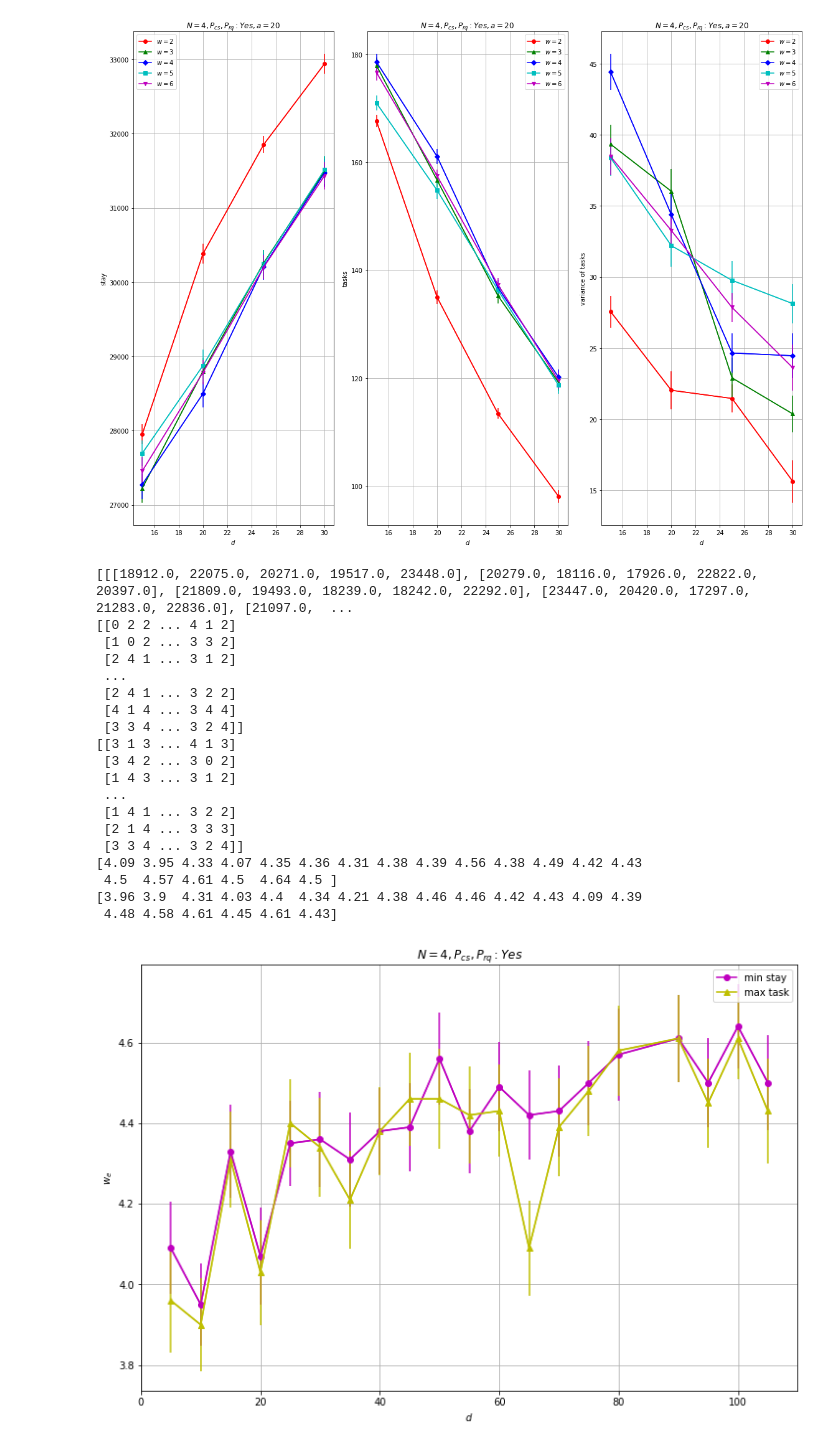
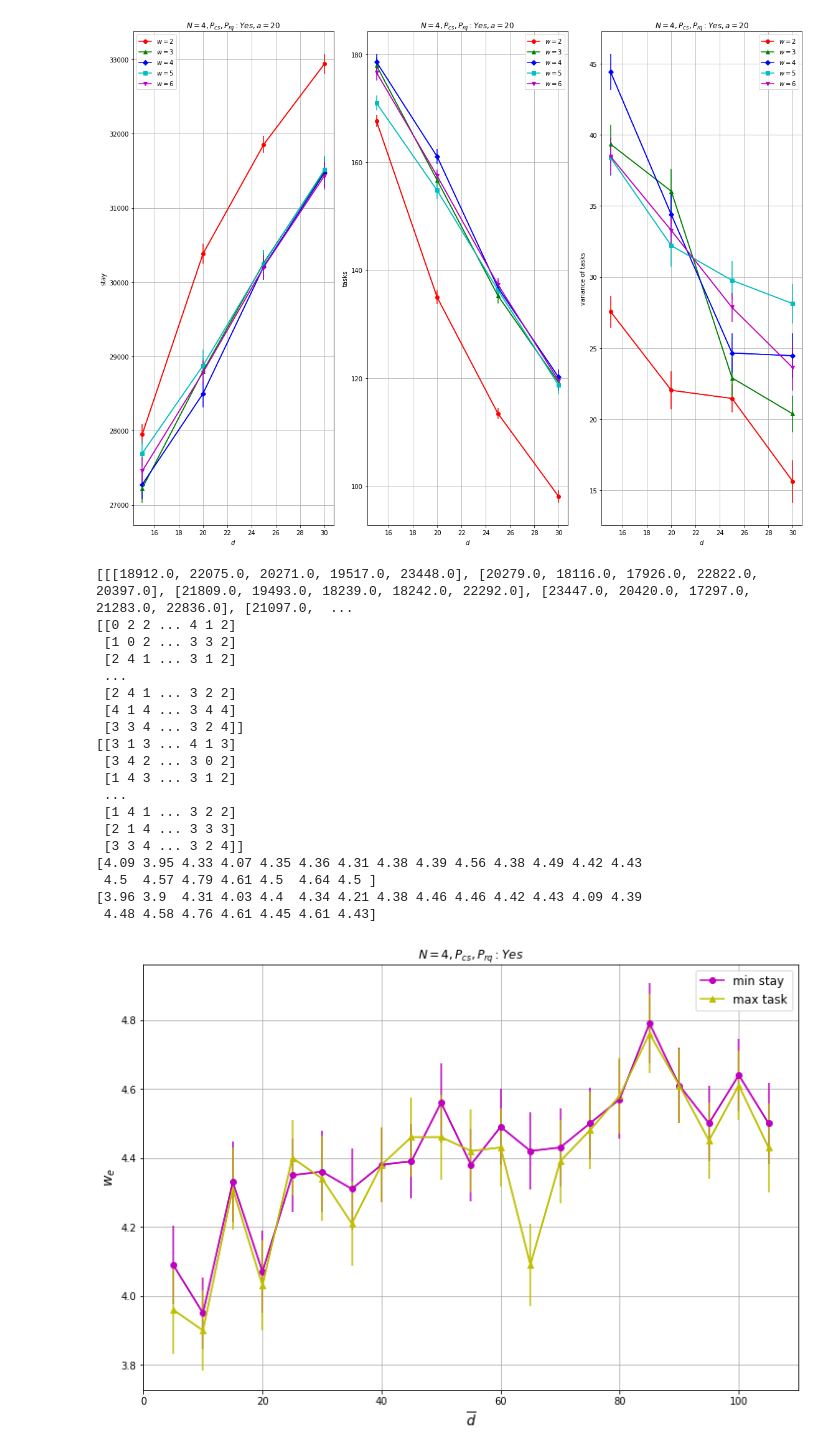
Before and after one commit to shoooooman/pad-data, a Jupyter notebook: data_plot.ipynb, the cells around one changed output. Cells and saved outputs as stored; diff of their text form; code cells hidden in the pictures.

```diff
--- a/data_plot.ipynb
+++ b/data_plot.ipynb
@@ -103,8 +118,8 @@ plt.savefig('./fig/graphs-ghost.png')
 WINDOW_SIZES = ['2', '3', '4', '5', '6'] # redefined
 NUM_WINDOW_SIZE = 5 # redefined
 MAX_WINDOW_SIZE = 6
-NUM_TYPE_DELAYS = 20 # 5, 10, 15, 20, 25, 30, 35, 40, 45, 50, 55, 60, 65, 70, 75, 80, 90, 95, 100, 105
-DELAYS = [5, 10, 15, 20, 25, 30, 35, 40, 45, 50, 55, 60, 65, 70, 75, 80, 90, 95, 100, 105]
+NUM_TYPE_DELAYS = 21 # 5, 10, 15, 20, 25, 30, 35, 40, 45, 50, 55, 60, 65, 70, 75, 80, 85, 90, 95, 100, 105
+DELAYS = [5, 10, 15, 20, 25, 30, 35, 40, 45, 50, 55, 60, 65, 70, 75, 80, 85, 90, 95, 100, 105]
 MAX_DELAY = 105
 priority_d, window_d, num_nodes_d, ave_sum_stay_d, se_sum_stay_d, ave_sum_task_d, se_sum_task_d, ave_var_task_d, se_var_task_d = np.loadtxt("./data/delay/data_summary", delimiter=',', unpack=True)
 # priority_d, window_d, num_nodes_d, ave_sum_stay_d, se_sum_stay_d, ave_sum_task_d, se_sum_task_d, ave_var_task_d, se_var_task_d = np.loadtxt("./data/delay/data_summary_with_details", delimiter=',', unpack=True)
@@ -121,7 +136,7 @@ def parse_wx_to_dx(data, num_window_size=NUM_WINDOW_SIZE, num_type_delays=NUM_TY
 
 print(parse_wx_to_dx(ave_sum_stay_d))
 
-def data_plot_d(xdata, ydata, errdata, title, ylabel, xlabel='$d$', num_window_size=NUM_WINDOW_SIZE, window_sizes=WINDOW_SIZES):
+def data_plot_d(xdata, ydata, errdata, title, ylabel, xlabel='$\overline{d}$', num_window_size=NUM_WINDOW_SIZE, window_sizes=WINDOW_SIZES):
     """
     Plot graph with xdata and ydata.
     The second param errdata represents yerror.
@@ -134,13 +149,16 @@ def data_plot_d(xdata, ydata, errdata, title, ylabel, xlabel='$d$', num_window_s
         plt.plot(x, y, marker=MARKERS[i], color=COLORS[i+1], label='$w=$'+window_sizes[i])
 
     plt.title(title)
-    plt.xlabel(xlabel)
-    plt.ylabel(ylabel)
+    plt.xlabel(xlabel, fontsize=12)
+    plt.ylabel(ylabel, fontsize=12)
     plt.grid()
-    plt.legend()
+    plt.legend(fontsize=12)
 
-plt.figure(figsize=(8, 16))
-plt.subplot(3, 1, 1)
+fig = plt.figure(figsize=(8, 16))
+ax1 = fig.add_subplot(3, 1, 1)
+ax1.yaxis.set_major_formatter(ptick.ScalarFormatter(useMathText=True))
+ax1.yaxis.offsetText.set_fontsize(13)
+ax1.ticklabel_format(style='sci',axis='y',scilimits=(0,0))
 data_plot_d(DELAYS, parse_wx_to_dx(ave_sum_stay_d), parse_wx_to_dx(se_sum_stay_d), '$N = 4, P_{cs}, P_{rq}: Yes$', 'stay')
 plt.subplot(3, 1, 2)
 data_plot_d(DELAYS, parse_wx_to_dx(ave_sum_task_d), parse_wx_to_dx(se_sum_task_d), '$N = 4, P_{cs}, P_{rq}: Yes$', 'tasks')
@@ -247,36 +265,36 @@ tasks_max_index_ave = np.average(tasks_max_index, axis=1)
 tasks_max_index_se = np.std(tasks_max_index+2, axis=1)/np.sqrt(NUM_TRIALS)
 print(stays_min_index_ave+2)
 print(tasks_max_index_ave+2)
 
 plt.figure(figsize=(12, 8))
 plt.errorbar(DELAYS, stays_min_index_ave+2, yerr=stays_min_index_se, fmt='m')
 plt.plot(DELAYS, stays_min_index_ave+2, marker='o', color='m', label='min stay')
 plt.errorbar(DELAYS, tasks_max_index_ave+2, yerr=tasks_max_index_se, fmt='y')
 plt.plot(DELAYS, tasks_max_index_ave+2, marker='^', color='y', label='max task')
 plt.title('$N=4, P_{cs}, P_{rq}: Yes$')
-plt.xlabel('$d$')
-plt.ylabel('$w_e$')
+plt.xlabel('$\overline{d}$', fontsize=14)
+plt.ylabel('$w_e$', fontsize=14)
 plt.grid()
-plt.legend()
+plt.legend(fontsize=12)
 plt.savefig('./fig/graph-w-efficient.png')
 # %% [output]
 [[[18912.0, 22075.0, 20271.0, 19517.0, 23448.0], [20279.0, 18116.0, 17926.0, 22822.0, 20397.0], [21809.0, 19493.0, 18239.0, 18242.0, 22292.0], [23447.0, 20420.0, 17297.0, 21283.0, 22836.0], [21097.0,  ...
 [[0 2 2 ... 4 1 2]
  [1 0 2 ... 3 3 2]
  [2 4 1 ... 3 1 2]
  ...
  [2 4 1 ... 3 2 2]
  [4 1 4 ... 3 4 4]
  [3 3 4 ... 3 2 4]]
 [[3 1 3 ... 4 1 3]
  [3 4 2 ... 3 0 2]
  [1 4 3 ... 3 1 2]
  ...
  [1 4 1 ... 3 2 2]
  [2 1 4 ... 3 3 3]
  [3 3 4 ... 3 2 4]]
 [4.09 3.95 4.33 4.07 4.35 4.36 4.31 4.38 4.39 4.56 4.38 4.49 4.42 4.43
- 4.5  4.57 4.61 4.5  4.64 4.5 ]
+ 4.5  4.57 4.79 4.61 4.5  4.64 4.5 ]
 [3.96 3.9  4.31 4.03 4.4  4.34 4.21 4.38 4.46 4.46 4.42 4.43 4.09 4.39
- 4.48 4.58 4.61 4.45 4.61 4.43]
+ 4.48 4.58 4.76 4.61 4.45 4.61 4.43]
-[figure, old version]
+[figure, new version]
```
Also changed, not shown: parts of 4 cells of this notebook, 8 other files.
